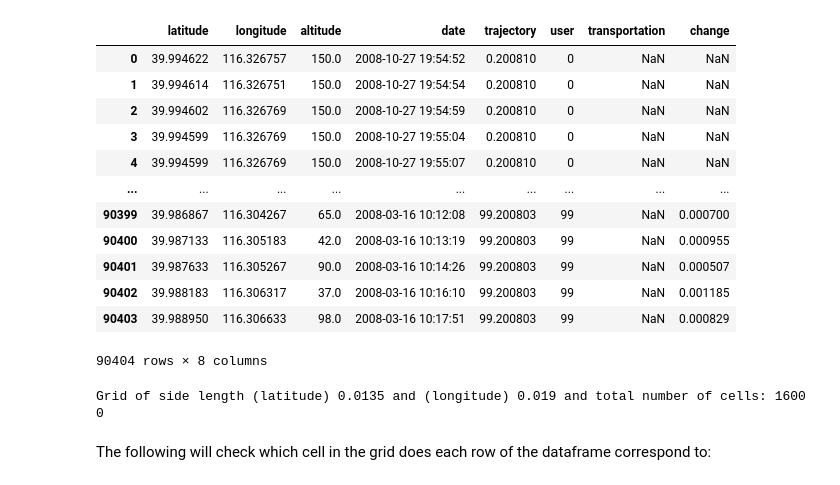
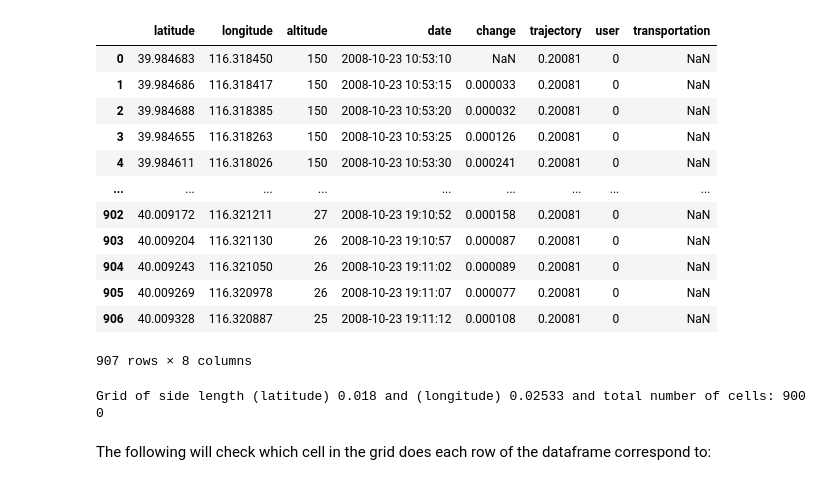
Before and after one commit to svensesen/Beijing-Topo, a Jupyter notebook: rav graphification attempt.ipynb, the cells around one changed output. Cells and saved outputs as stored; diff of their text form; code cells hidden in the pictures.

```diff
--- a/rav graphification attempt.ipynb
+++ b/rav graphification attempt.ipynb
@@ -13,30 +13,41 @@ from Graph import Graph, Vertex, Edge
 # %%
-df = pd.read_csv(".\\presets\\very_short.csv")
+#df = pd.read_csv(".\\presets\\very_short.csv")
+df = pd.read_csv(".\\presets\\0.csv")
+
+tra0 = df["trajectory"].unique()[0]
+dft0 = df[df["trajectory"] == tra0]
+
+tra1 = df["trajectory"].unique()[1]
+dft1 = df[df["trajectory"] == tra1]
+
+dft01 = df[df["trajectory"].isin([tra0, tra1])]
+
+df = dft0
 
 #(possibly) cropping the data to the city borders:
 if crop_to_borders:
     mask_north = df['latitude'] <= CITY_BORDERS[0]
     mask_south = df['latitude'] >= CITY_BORDERS[1]
     mask_east = df['longitude'] <= CITY_BORDERS[3]
     mask_west = df['longitude'] >= CITY_BORDERS[2]
     mask_all = mask_north & mask_south & mask_east & mask_west
     df = df[mask_all].reset_index(drop=True)
 
 df
 # %% [output]
-|  | latitude | longitude | altitude | date | trajectory | user | transportation | change |
-| 0 | 39.994622 | 116.326757 | 150.0 | 2008-10-27 19:54:52 | 0.200810 | 0 | NaN | NaN |
-| 1 | 39.994614 | 116.326751 | 150.0 | 2008-10-27 19:54:54 | 0.200810 | 0 | NaN | NaN |
-| 2 | 39.994602 | 116.326769 | 150.0 | 2008-10-27 19:54:59 | 0.200810 | 0 | NaN | NaN |
-| 3 | 39.994599 | 116.326769 | 150.0 | 2008-10-27 19:55:04 | 0.200810 | 0 | NaN | NaN |
-| 4 | 39.994599 | 116.326769 | 150.0 | 2008-10-27 19:55:07 | 0.200810 | 0 | NaN | NaN |
+|  | latitude | longitude | altitude | date | change | trajectory | user | transportation |
+| 0 | 39.984683 | 116.318450 | 150 | 2008-10-23 10:53:10 | NaN | 0.20081 | 0 | NaN |
+| 1 | 39.984686 | 116.318417 | 150 | 2008-10-23 10:53:15 | 0.000033 | 0.20081 | 0 | NaN |
+| 2 | 39.984688 | 116.318385 | 150 | 2008-10-23 10:53:20 | 0.000032 | 0.20081 | 0 | NaN |
+| 3 | 39.984655 | 116.318263 | 150 | 2008-10-23 10:53:25 | 0.000126 | 0.20081 | 0 | NaN |
+| 4 | 39.984611 | 116.318026 | 150 | 2008-10-23 10:53:30 | 0.000241 | 0.20081 | 0 | NaN |
 | ... | ... | ... | ... | ... | ... | ... | ... | ... |
-| 90399 | 39.986867 | 116.304267 | 65.0 | 2008-03-16 10:12:08 | 99.200803 | 99 | NaN | 0.000700 |
-| 90400 | 39.987133 | 116.305183 | 42.0 | 2008-03-16 10:13:19 | 99.200803 | 99 | NaN | 0.000955 |
-| 90401 | 39.987633 | 116.305267 | 90.0 | 2008-03-16 10:14:26 | 99.200803 | 99 | NaN | 0.000507 |
-| 90402 | 39.988183 | 116.306317 | 37.0 | 2008-03-16 10:16:10 | 99.200803 | 99 | NaN | 0.001185 |
-| 90403 | 39.988950 | 116.306633 | 98.0 | 2008-03-16 10:17:51 | 99.200803 | 99 | NaN | 0.000829 |
+| 902 | 40.009172 | 116.321211 | 27 | 2008-10-23 19:10:52 | 0.000158 | 0.20081 | 0 | NaN |
+| 903 | 40.009204 | 116.321130 | 26 | 2008-10-23 19:10:57 | 0.000087 | 0.20081 | 0 | NaN |
+| 904 | 40.009243 | 116.321050 | 26 | 2008-10-23 19:11:02 | 0.000089 | 0.20081 | 0 | NaN |
+| 905 | 40.009269 | 116.320978 | 26 | 2008-10-23 19:11:07 | 0.000077 | 0.20081 | 0 | NaN |
+| 906 | 40.009328 | 116.320887 | 25 | 2008-10-23 19:11:12 | 0.000108 | 0.20081 | 0 | NaN |
-90404 rows × 8 columns
+907 rows × 8 columns
 # %%
 #Cell and Grid classes for dividing up the city into a grid
 
@@ -121,11 +132,11 @@ class Grid():
         return [i for i in range(len(self.cell_list)) if self.cell_list[i].is_vertex]
 # %%
 #Grid creation example:
-grid = Grid(40, 40)
+grid = Grid(30, 30)
 print(grid)
 print(grid.cell_list[0].number_of_locations)
 # %% [output]
-Grid of side length (latitude) 0.0135 and (longitude) 0.019 and total number of cells: 1600
+Grid of side length (latitude) 0.018 and (longitude) 0.02533 and total number of cells: 900
 0
 # %% [markdown]
 The following will check which cell in the grid does each row of the dataframe correspond to:
```
Also changed, not shown: parts of 16 cells of this notebook, 1 other file.
